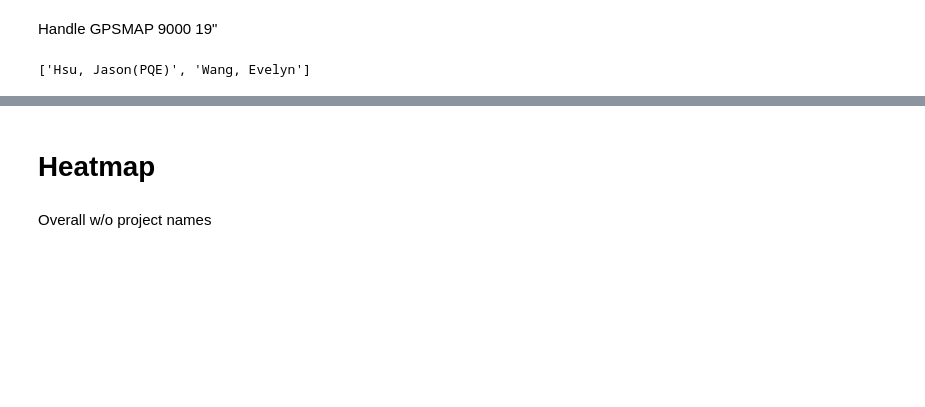
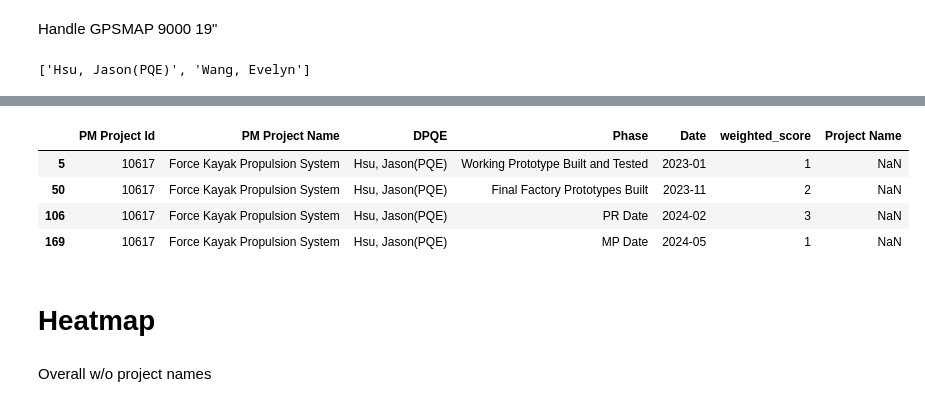
Before and after one commit to CPWRF/Projects, a Jupyter notebook: GMLA loading analysis/PMsystem_PRweb/LoadingAnalysis_PRweb _PMsystem.ipynb, the cells around one changed output, grey strips where cells are left out. Drawn from its saved outputs; the diff is of its cells as text; code cells hidden in the pictures; blank space fills up the shorter version.

```diff
--- a/GMLA loading analysis/PMsystem_PRweb/LoadingAnalysis_PRweb _PMsystem.ipynb
+++ b/GMLA loading analysis/PMsystem_PRweb/LoadingAnalysis_PRweb _PMsystem.ipynb
@@ -253,3 +254,11 @@ prweb_pmsystem[prweb_pmsystem['PM Project Name'] == 'GPSMAP 9000']
+# %%
+prweb_pmsystem[prweb_pmsystem['PM Project Name'] == 'Force Kayak Propulsion System']
+# %% [output]
+|  | PM Project Id | PM Project Name | DPQE | Phase | Date | weighted_score | Project Name |
+| 5 | 10617 | Force Kayak Propulsion System | Hsu, Jason(PQE) | Working Prototype Built and Tested | 2023-01 | 1 | NaN |
+| 50 | 10617 | Force Kayak Propulsion System | Hsu, Jason(PQE) | Final Factory Prototypes Built | 2023-11 | 2 | NaN |
+| 106 | 10617 | Force Kayak Propulsion System | Hsu, Jason(PQE) | PR Date | 2024-02 | 3 | NaN |
+| 169 | 10617 | Force Kayak Propulsion System | Hsu, Jason(PQE) | MP Date | 2024-05 | 1 | NaN |
 # %% [markdown]
 # Heatmap
 # %%
```
Also changed, not shown: parts of 14 cells of this notebook, 6 other files.
